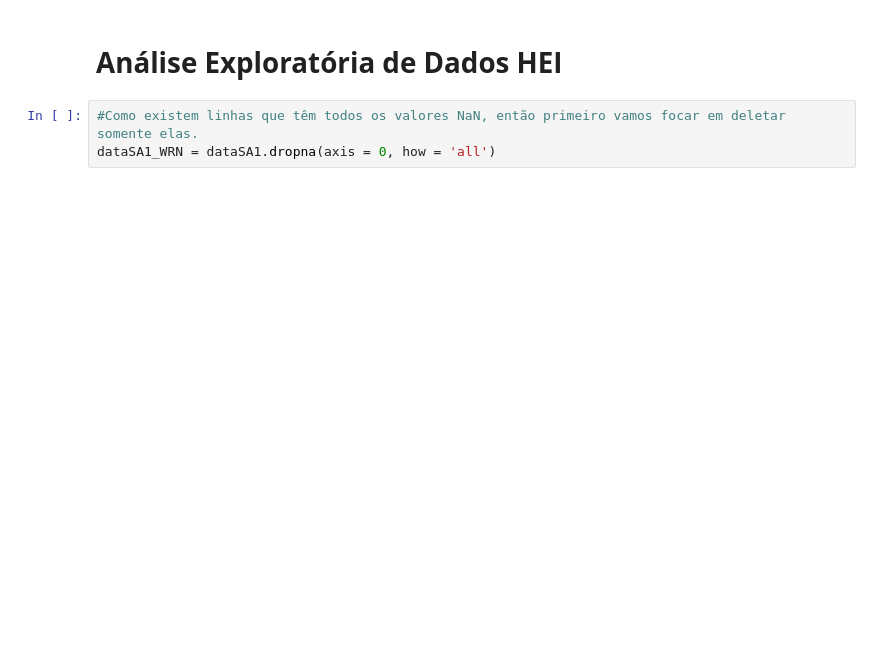
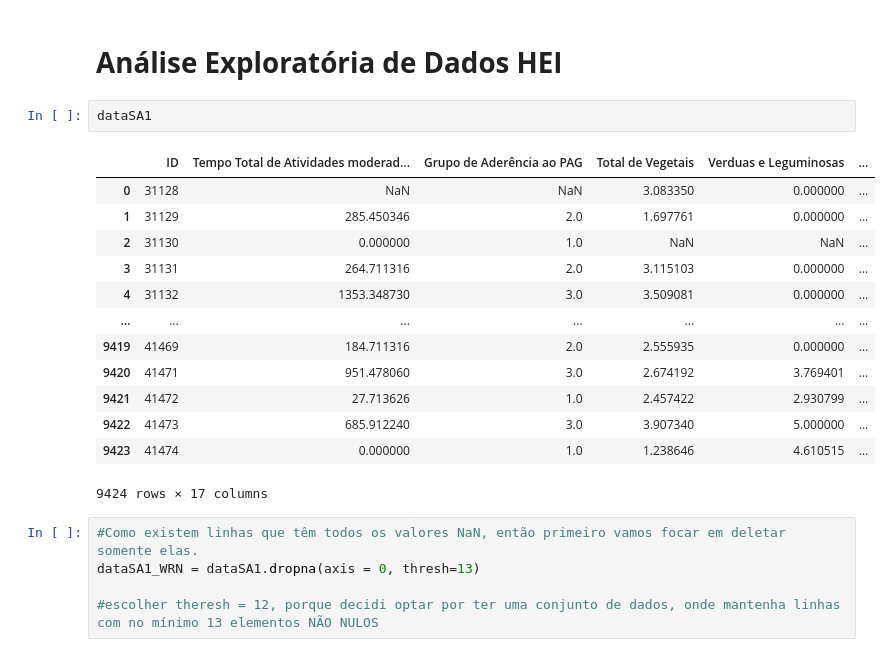
Before and after one commit to Pablosilvaa/Desafio-Infer-ncia---Tera, a Jupyter notebook: Desafio_tera_1.ipynb, the cells around one changed output. Cells and saved outputs as stored; diff of their text form; blank space fills up the shorter version.

```diff
--- a/Desafio_tera_1.ipynb
+++ b/Desafio_tera_1.ipynb
@@ -156,5 +192,23 @@ dataSM1_No_NaN.head(59)
 # %% [markdown]
 # **Análise Exploratória de Dados HEI**
+# %%
+dataSA1
+# %% [output]
+|  | ID | Tempo Total de Atividades moderad... | Grupo de Aderência ao PAG | Total de Vegetais | Verduas e Leguminosas | ... |
+| 0 | 31128 | NaN | NaN | 3.083350 | 0.000000 | ... |
+| 1 | 31129 | 285.450346 | 2.0 | 1.697761 | 0.000000 | ... |
+| 2 | 31130 | 0.000000 | 1.0 | NaN | NaN | ... |
+| 3 | 31131 | 264.711316 | 2.0 | 3.115103 | 0.000000 | ... |
+| 4 | 31132 | 1353.348730 | 3.0 | 3.509081 | 0.000000 | ... |
+| ... | ... | ... | ... | ... | ... | ... |
+| 9419 | 41469 | 184.711316 | 2.0 | 2.555935 | 0.000000 | ... |
+| 9420 | 41471 | 951.478060 | 3.0 | 2.674192 | 3.769401 | ... |
+| 9421 | 41472 | 27.713626 | 1.0 | 2.457422 | 2.930799 | ... |
+| 9422 | 41473 | 685.912240 | 3.0 | 3.907340 | 5.000000 | ... |
+| 9423 | 41474 | 0.000000 | 1.0 | 1.238646 | 4.610515 | ... |
+9424 rows × 17 columns
 # %%
 #Como existem linhas que têm todos os valores NaN, então primeiro vamos focar em deletar somente elas.
-dataSA1_WRN = dataSA1.dropna(axis = 0, how = 'all')
+dataSA1_WRN = dataSA1.dropna(axis = 0, thresh=13)
+
+#escolher theresh = 12, porque decidi optar por ter uma conjunto de dados, onde mantenha linhas com no mínimo 13 elementos NÃO NULOS
```
Also changed, not shown: parts of 25 cells of this notebook.
